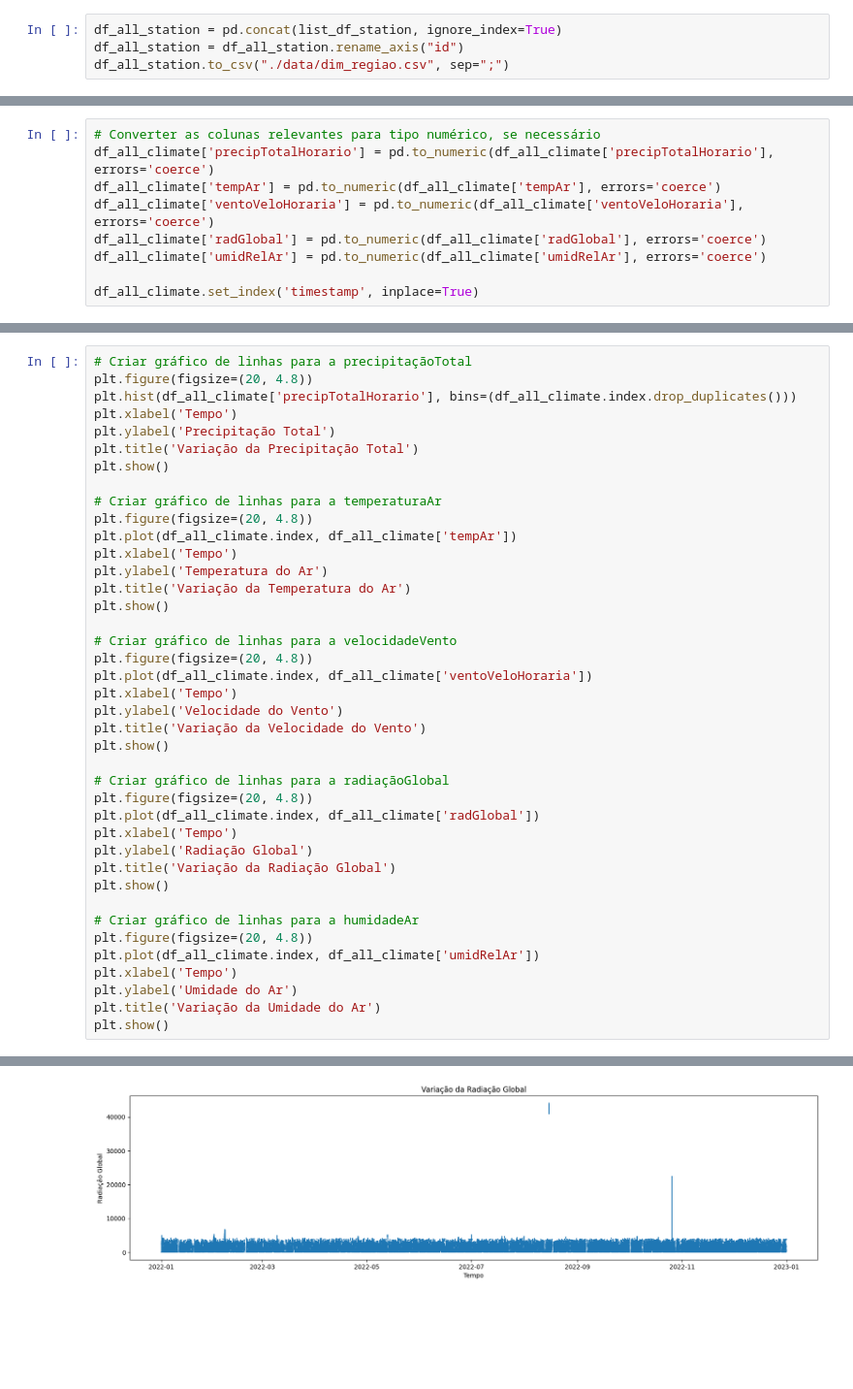
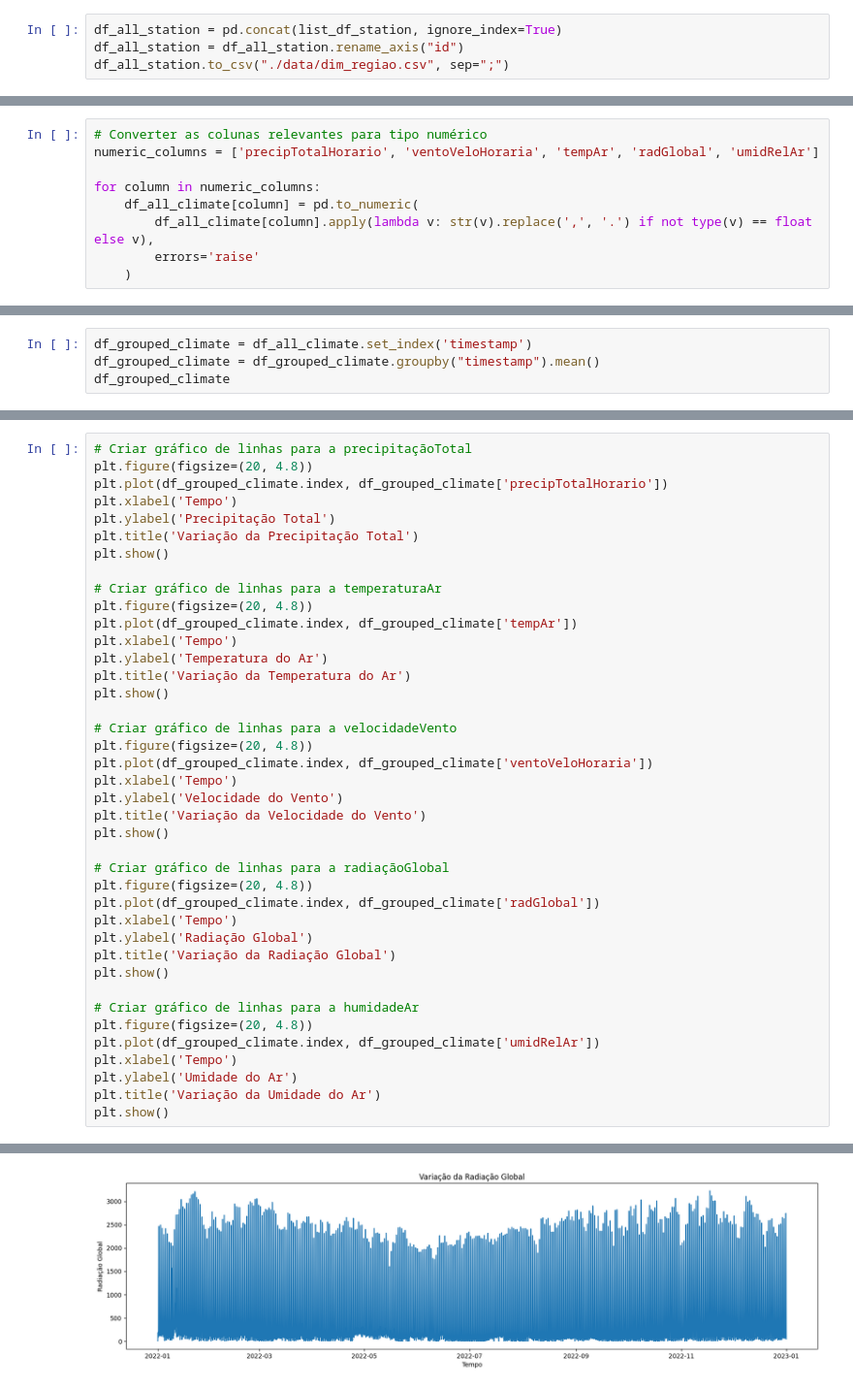
Before and after one commit to TiagoRCunha/pi-03-relacao-energia-condicao-climatica, a Jupyter notebook: climate.ipynb, the cells around one changed output, grey strips where cells are left out. Shown at 97% size. Cells and saved outputs as stored; diff of their text form; blank space fills up the shorter version.

```diff
--- a/climate.ipynb
+++ b/climate.ipynb
@@ -78 +87,10 @@ df_all_station.to_csv("./data/dim_regiao.csv", sep=";")
+# %%
+# Converter as colunas relevantes para tipo numérico
+numeric_columns = ['precipTotalHorario', 'ventoVeloHoraria', 'tempAr', 'radGlobal', 'umidRelAr']
+
+for column in numeric_columns:
+    df_all_climate[column] = pd.to_numeric(
+        df_all_climate[column].apply(lambda v: str(v).replace(',', '.') if not type(v) == float else v),
+        errors='raise'
+    )
 # %%
@@ -89,9 +114,0 @@ df_all_climate = df_all_climate.drop(["Data", "Hora UTC"], axis=1)
-# %%
-# Converter as colunas relevantes para tipo numérico, se necessário
-df_all_climate['precipTotalHorario'] = pd.to_numeric(df_all_climate['precipTotalHorario'], errors='coerce')
-df_all_climate['tempAr'] = pd.to_numeric(df_all_climate['tempAr'], errors='coerce')
-df_all_climate['ventoVeloHoraria'] = pd.to_numeric(df_all_climate['ventoVeloHoraria'], errors='coerce')
-df_all_climate['radGlobal'] = pd.to_numeric(df_all_climate['radGlobal'], errors='coerce')
-df_all_climate['umidRelAr'] = pd.to_numeric(df_all_climate['umidRelAr'], errors='coerce')
-
-df_all_climate.set_index('timestamp', inplace=True)
@@ -113,0 +115,4 @@ DatetimeIndex(['2022-01-01 00:00:00', '2022-01-01 01:00:00',
+# %%
+df_grouped_climate = df_all_climate.set_index('timestamp')
+df_grouped_climate = df_grouped_climate.groupby("timestamp").mean()
+df_grouped_climate
@@ -114,7 +134,7 @@ DatetimeIndex(['2022-01-01 00:00:00', '2022-01-01 01:00:00',
 # %%
 # Criar gráfico de linhas para a precipitaçãoTotal
 plt.figure(figsize=(20, 4.8))
-plt.hist(df_all_climate['precipTotalHorario'], bins=(df_all_climate.index.drop_duplicates()))
+plt.plot(df_grouped_climate.index, df_grouped_climate['precipTotalHorario'])
 plt.xlabel('Tempo')
 plt.ylabel('Precipitação Total')
 plt.title('Variação da Precipitação Total')
@@ -122,7 +142,7 @@ plt.show()
 
 # Criar gráfico de linhas para a temperaturaAr
 plt.figure(figsize=(20, 4.8))
-plt.plot(df_all_climate.index, df_all_climate['tempAr'])
+plt.plot(df_grouped_climate.index, df_grouped_climate['tempAr'])
 plt.xlabel('Tempo')
 plt.ylabel('Temperatura do Ar')
 plt.title('Variação da Temperatura do Ar')
@@ -130,7 +150,7 @@ plt.show()
 
 # Criar gráfico de linhas para a velocidadeVento
 plt.figure(figsize=(20, 4.8))
-plt.plot(df_all_climate.index, df_all_climate['ventoVeloHoraria'])
+plt.plot(df_grouped_climate.index, df_grouped_climate['ventoVeloHoraria'])
 plt.xlabel('Tempo')
 plt.ylabel('Velocidade do Vento')
 plt.title('Variação da Velocidade do Vento')
@@ -138,7 +158,7 @@ plt.show()
 
 # Criar gráfico de linhas para a radiaçãoGlobal
 plt.figure(figsize=(20, 4.8))
-plt.plot(df_all_climate.index, df_all_climate['radGlobal'])
+plt.plot(df_grouped_climate.index, df_grouped_climate['radGlobal'])
 plt.xlabel('Tempo')
 plt.ylabel('Radiação Global')
 plt.title('Variação da Radiação Global')
@@ -146,7 +166,7 @@ plt.show()
 
 # Criar gráfico de linhas para a humidadeAr
 plt.figure(figsize=(20, 4.8))
-plt.plot(df_all_climate.index, df_all_climate['umidRelAr'])
+plt.plot(df_grouped_climate.index, df_grouped_climate['umidRelAr'])
 plt.xlabel('Tempo')
 plt.ylabel('Umidade do Ar')
 plt.title('Variação da Umidade do Ar')
@@ -158 +178 @@ plt.show()
-[figure, old version]
+[figure, new version]
```
Also changed, not shown: parts of 9 cells of this notebook, 2 other files.
